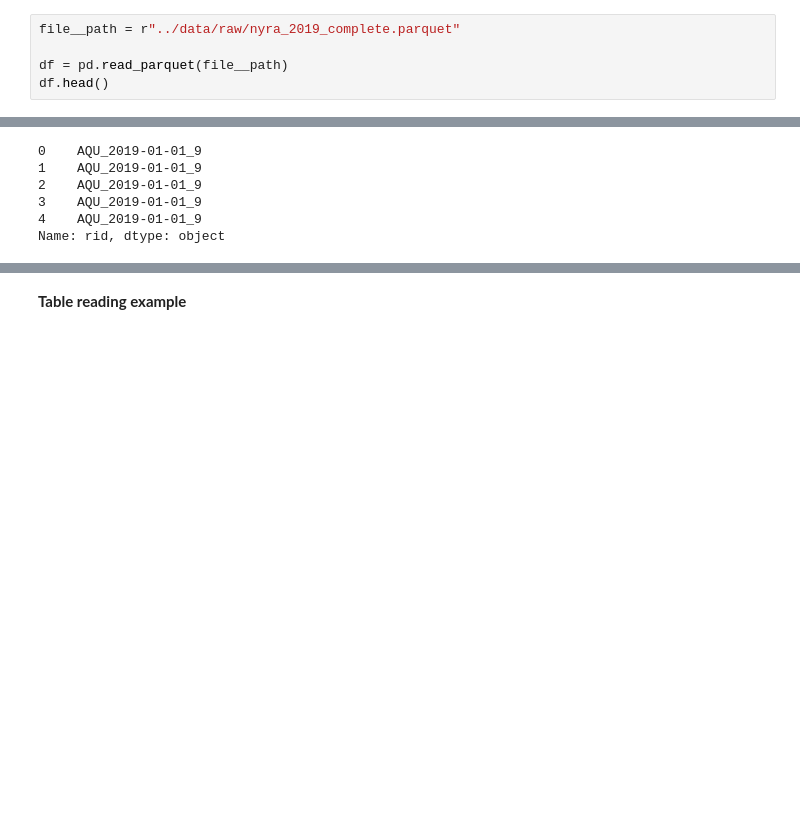
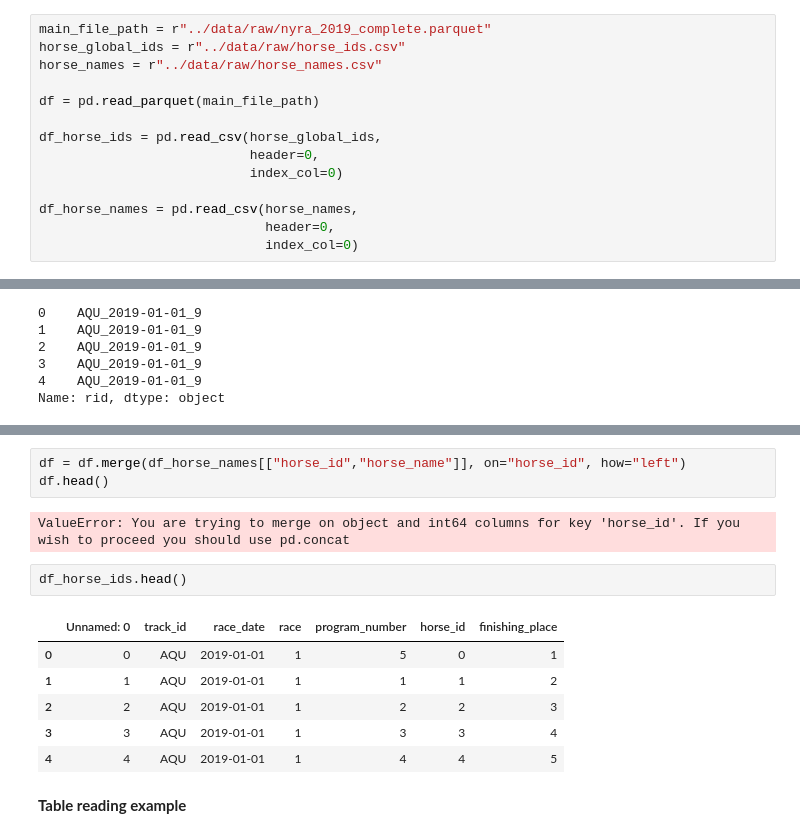
Before and after one commit to sajodajo/HorseRacing, a Jupyter notebook: notebooks/data_ingestion.ipynb, the cells around one changed output, grey strips where cells are left out. Saved outputs shown, nothing was run; the diff lists cells and outputs as text; blank space fills up the shorter version.

```diff
--- a/notebooks/data_ingestion.ipynb
+++ b/notebooks/data_ingestion.ipynb
@@ -12,5 +17,14 @@ import os
 # %%
-file__path = r"../data/raw/nyra_2019_complete.parquet"
+main_file_path = r"../data/raw/nyra_2019_complete.parquet"
+horse_global_ids = r"../data/raw/horse_ids.csv"
+horse_names = r"../data/raw/horse_names.csv"
 
-df = pd.read_parquet(file__path)
-df.head()
+df = pd.read_parquet(main_file_path)
+
+df_horse_ids = pd.read_csv(horse_global_ids,
+                           header=0,
+                           index_col=0)
+
+df_horse_names = pd.read_csv(horse_names,
+                             header=0,
+                             index_col=0)
@@ -77,3 +130,17 @@ Name: rid, dtype: object
+# %%
+df = df.merge(df_horse_names[["horse_id","horse_name"]], on="horse_id", how="left")
+df.head()
+# %% [output]
+ValueError: You are trying to merge on object and int64 columns for key 'horse_id'. If you wish to proceed you should use pd.concat
+# %%
+df_horse_ids.head()
+# %% [output]
+|  | Unnamed: 0 | track_id | race_date | race | program_number | horse_id | finishing_place |
+| 0 | 0 | AQU | 2019-01-01 | 1 | 5 | 0 | 1 |
+| 1 | 1 | AQU | 2019-01-01 | 1 | 1 | 1 | 2 |
+| 2 | 2 | AQU | 2019-01-01 | 1 | 2 | 2 | 3 |
+| 3 | 3 | AQU | 2019-01-01 | 1 | 3 | 3 | 4 |
+| 4 | 4 | AQU | 2019-01-01 | 1 | 4 | 4 | 5 |
 # %% [markdown]
 **Table reading example**
 # %%
```
Also changed, not shown: parts of 13 cells of this notebook, 1 other file.
